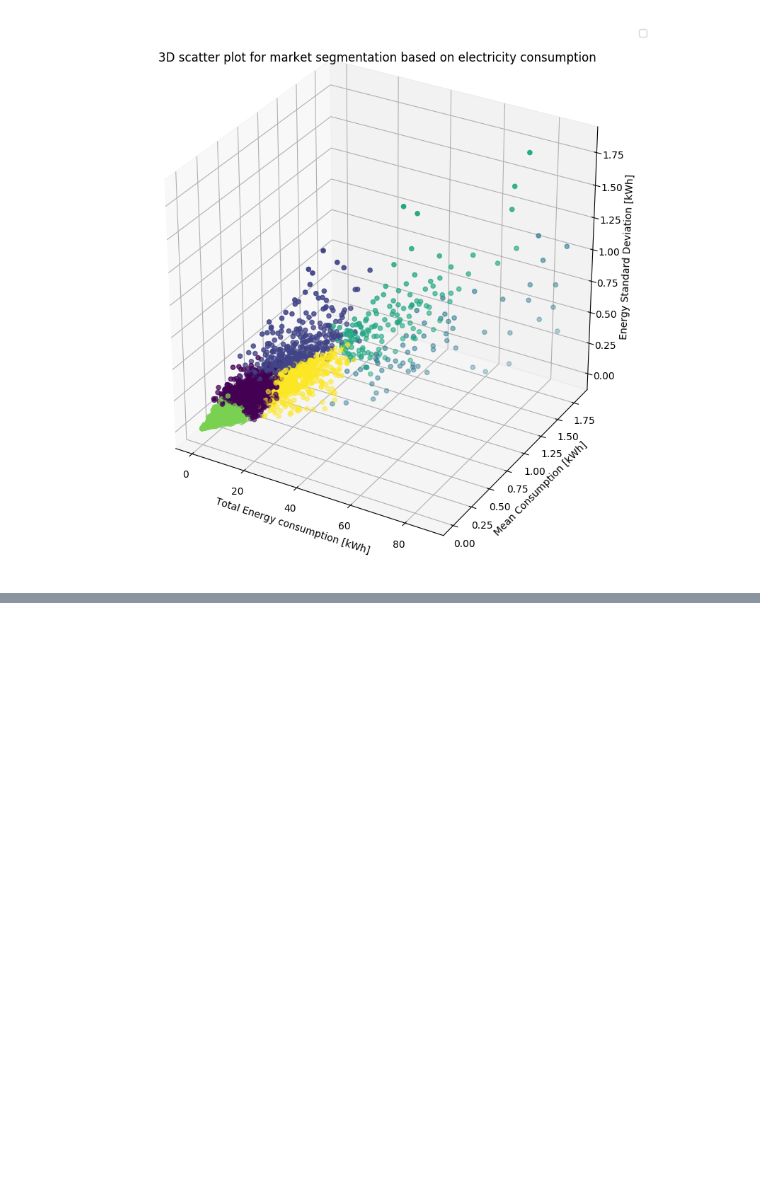
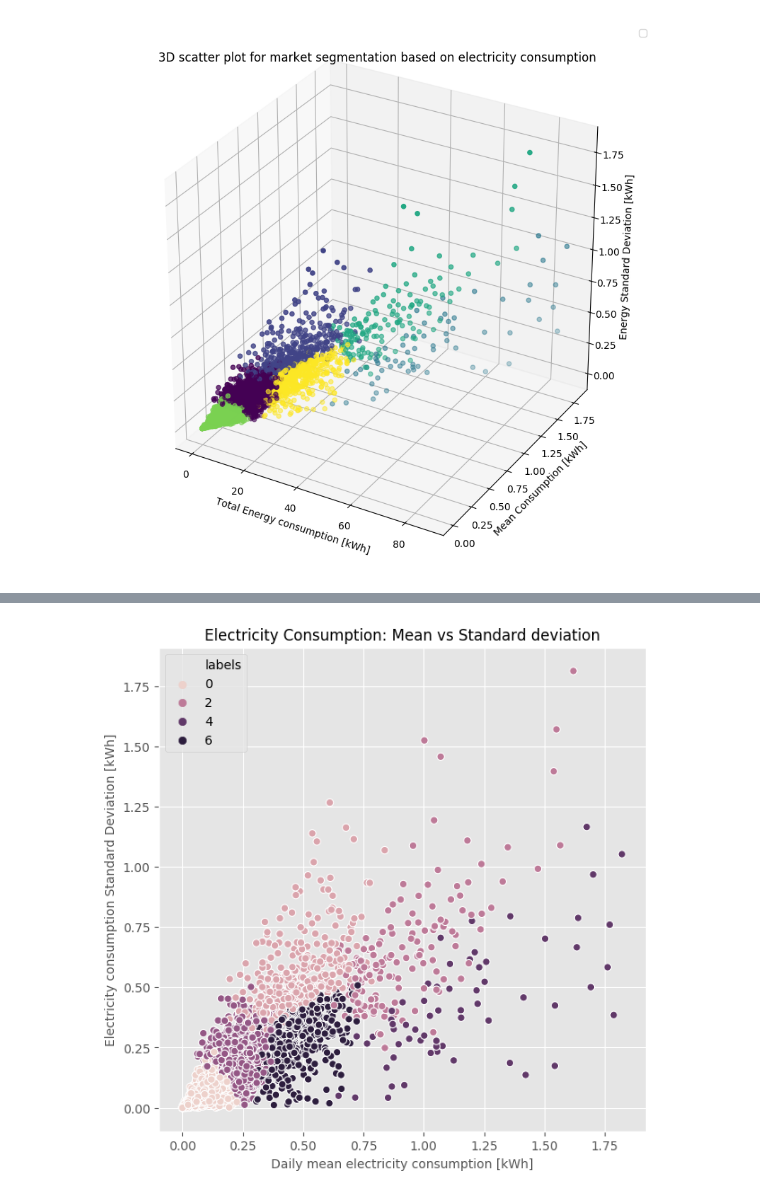
Before and after one commit to wobniarin/Project-Week-8-Final-Project, a Jupyter notebook: 2.JupyterNotebooks/3_End_User_Analysis.ipynb, the cells around one changed output, grey strips where cells are left out. Saved outputs shown, nothing was run; the diff lists cells and outputs as text; code cells hidden in the pictures; blank space fills up the shorter version.

```diff
--- a/2.JupyterNotebooks/3_End_User_Analysis.ipynb
+++ b/2.JupyterNotebooks/3_End_User_Analysis.ipynb
@@ -827,0 +823,15 @@ K-Means
+# %%
+# Plotting the relation between mean and std, stratified by our labels.
+plt.figure(figsize=(7,7))
+sns.scatterplot(clients_2013_agg["energy_mean"], clients_2013_agg["energy_std"], hue= clients_2013_agg["labels"])
+
+# Setting aesthetics of the plot
+plt.title('Electricity Consumption: Mean vs Standard deviation', fontsize=12)
+plt.xlabel('Daily mean electricity consumption [kWh]', fontsize=10)
+plt.ylabel('Electricity consumption Standard Deviation [kWh]', fontsize=10)
+
+# Saving the plot into a png file
+plt.savefig('../3.Figures/mean_std_k6.png', dpi=300)
+plt.show()
+# %% [output]
+[figure, added]
```
Also changed, not shown: parts of 9 cells of this notebook, 3 other files.
